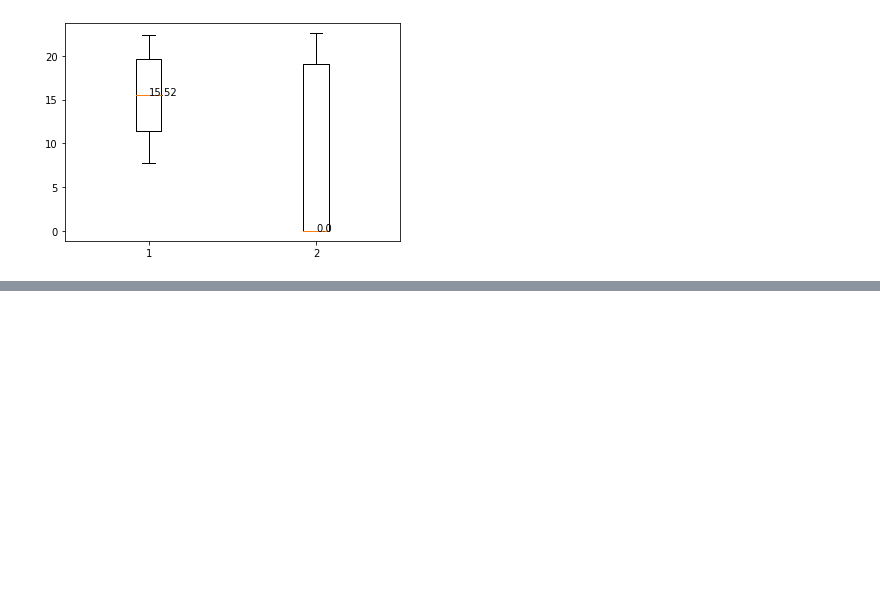
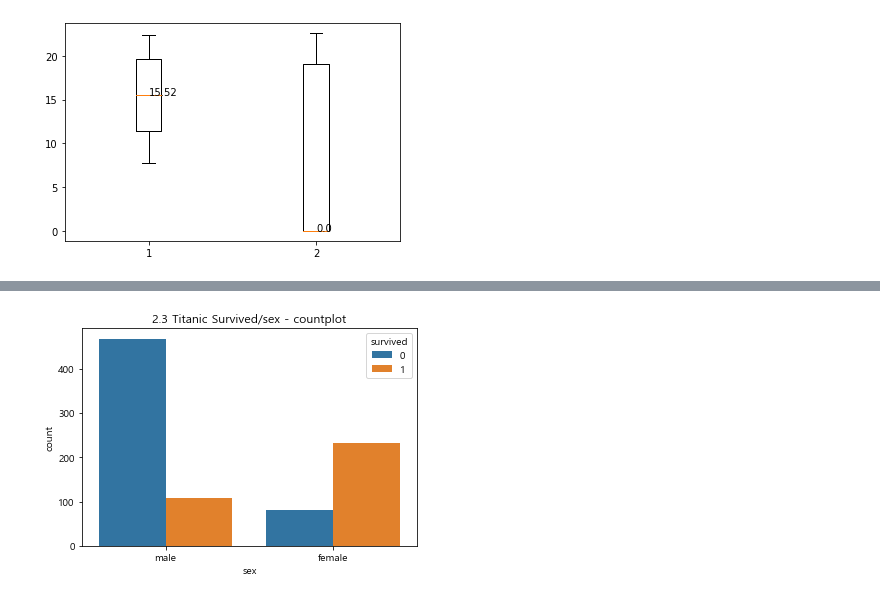
Before and after one commit to landturtler/2020_AI_education_example, a Jupyter notebook: 파이썬데이터분석/matplotlib_basic.ipynb, the cells around one changed output, grey strips where cells are left out. Saved outputs shown, nothing was run; the diff lists cells and outputs as text; code cells hidden in the pictures; blank space fills up the shorter version.

```diff
--- a/파이썬데이터분석/matplotlib_basic.ipynb
+++ b/파이썬데이터분석/matplotlib_basic.ipynb
@@ -269,0 +308,7 @@ plt.show()
+# %%
+# 2.3 성(Sex)별 생존자와 사망자의 수를 countplot 으로 그리시오(seaborn)
+sb.countplot(data=titanic,x='sex',hue='survived')
+plt.title('2.3 Titanic Survived/sex - countplot')
+plt.show()
+# %% [output]
+[figure, added]
```
Also changed, not shown: parts of 5 cells of this notebook.
